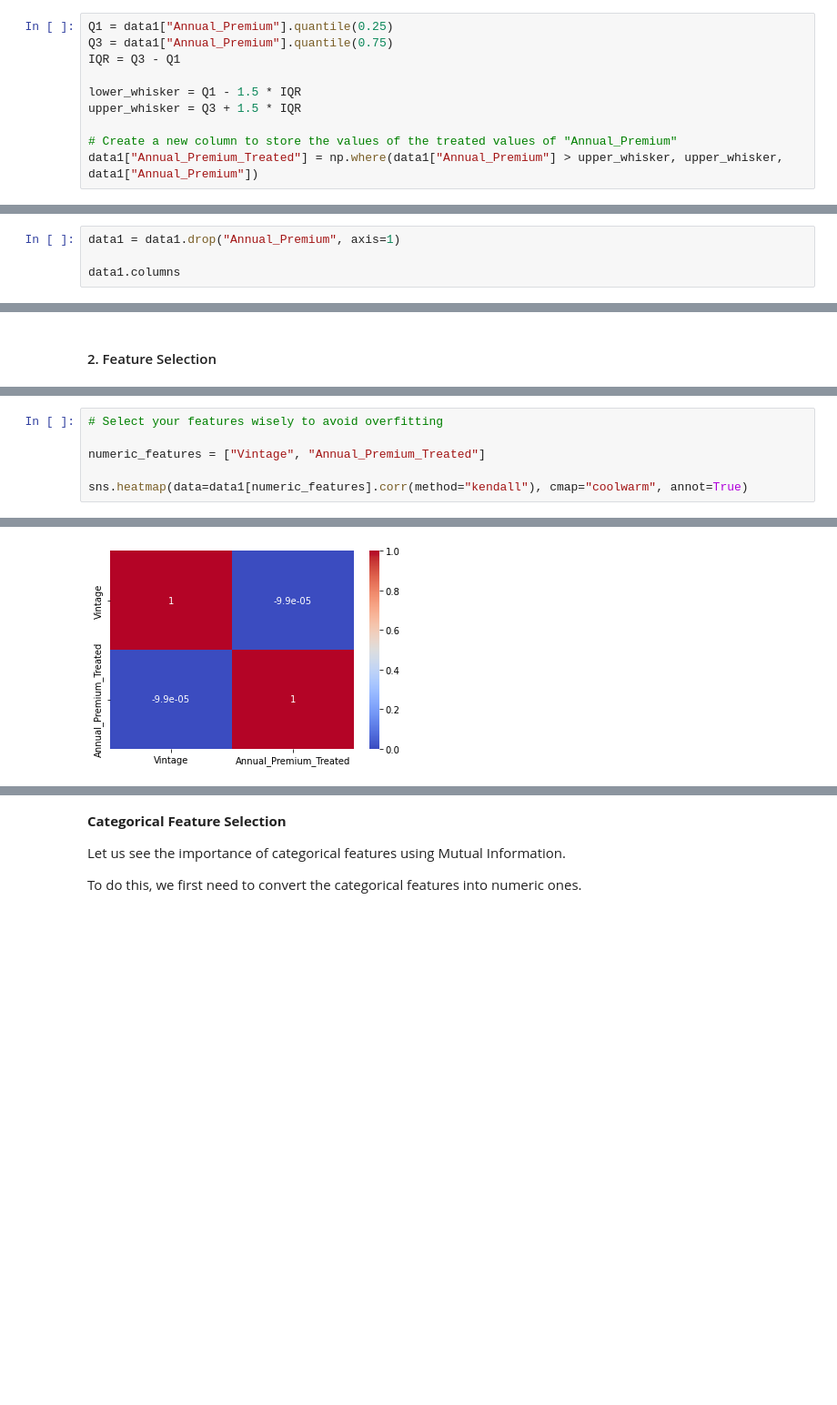
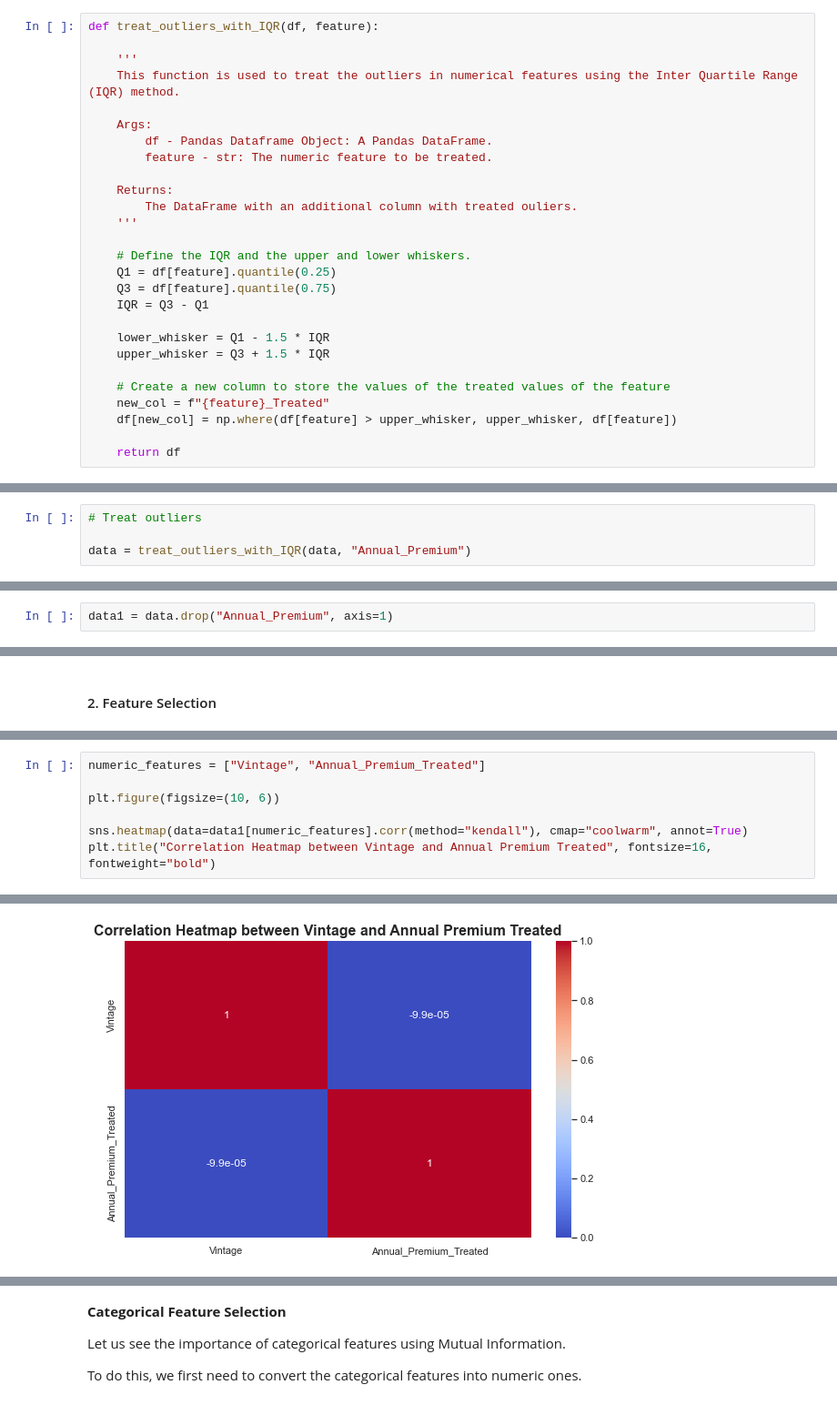
Before and after one commit to AimanSahay/ML-Project---Insurance-Cross-Sell-Prediction, a Jupyter notebook: ML Project_Insurance Cross Sell Prediction.ipynb, the cells around one changed output, grey strips where cells are left out. Shown at 91% size. Cells and saved outputs as stored; diff of their text form; blank space fills up the shorter version.

```diff
--- a/ML Project_Insurance Cross Sell Prediction.ipynb
+++ b/ML Project_Insurance Cross Sell Prediction.ipynb
@@ -1615,10 +1642,27 @@ We can remove/treat these outliers using the Quantile (IQR) method as we had obs
 # %%
-Q1 = data1["Annual_Premium"].quantile(0.25)
-Q3 = data1["Annual_Premium"].quantile(0.75)
-IQR = Q3 - Q1
+def treat_outliers_with_IQR(df, feature):
 
-lower_whisker = Q1 - 1.5 * IQR
-upper_whisker = Q3 + 1.5 * IQR
+    '''
+    This function is used to treat the outliers in numerical features using the Inter Quartile Range (IQR) method.
 
-# Create a new column to store the values of the treated values of "Annual_Premium"
-data1["Annual_Premium_Treated"] = np.where(data1["Annual_Premium"] > upper_whisker, upper_whisker, data1["Annual_Premium"])
+    Args:
+        df - Pandas Dataframe Object: A Pandas DataFrame.
+        feature - str: The numeric feature to be treated.
+
+    Returns:
+        The DataFrame with an additional column with treated ouliers.
+    '''
+
+    # Define the IQR and the upper and lower whiskers.
+    Q1 = df[feature].quantile(0.25)
+    Q3 = df[feature].quantile(0.75)
+    IQR = Q3 - Q1
+
+    lower_whisker = Q1 - 1.5 * IQR
+    upper_whisker = Q3 + 1.5 * IQR
+
+    # Create a new column to store the values of the treated values of the feature
+    new_col = f"{feature}_Treated"
+    df[new_col] = np.where(df[feature] > upper_whisker, upper_whisker, df[feature])
+
+    return df
@@ -1637,0 +1669,4 @@ sns.boxplot(y="Annual_Premium_Treated", data=data1)
+# %%
+# Treat outliers
+
+data = treat_outliers_with_IQR(data, "Annual_Premium")
@@ -1640,6 +1681,4 @@ The data distribution looks much better now. However, we may still need to scale
 # %% [markdown]
 We can drop the "Annual_Premium" column from the dataset now since we will be working with "Annual_Premium_Treated" column going forward.
 # %%
-data1 = data1.drop("Annual_Premium", axis=1)
-
-data1.columns
+data1 = data.drop("Annual_Premium", axis=1)
@@ -1820,7 +1815,8 @@ Note: We do not use Pearson correlation here as the conditions of normality and
 # %%
-# Select your features wisely to avoid overfitting
-
 numeric_features = ["Vintage", "Annual_Premium_Treated"]
 
+plt.figure(figsize=(10, 6))
+
 sns.heatmap(data=data1[numeric_features].corr(method="kendall"), cmap="coolwarm", annot=True)
+plt.title("Correlation Heatmap between Vintage and Annual Premium Treated", fontsize=16, fontweight="bold")
 # %% [output]
@@ -1828,2 +1824,2 @@ sns.heatmap(data=data1[numeric_features].corr(method="kendall"), cmap="coolwarm"
-[figure, old version]
+[figure, new version]
 # %% [markdown]
```
Also changed, not shown: parts of 73 cells of this notebook.
